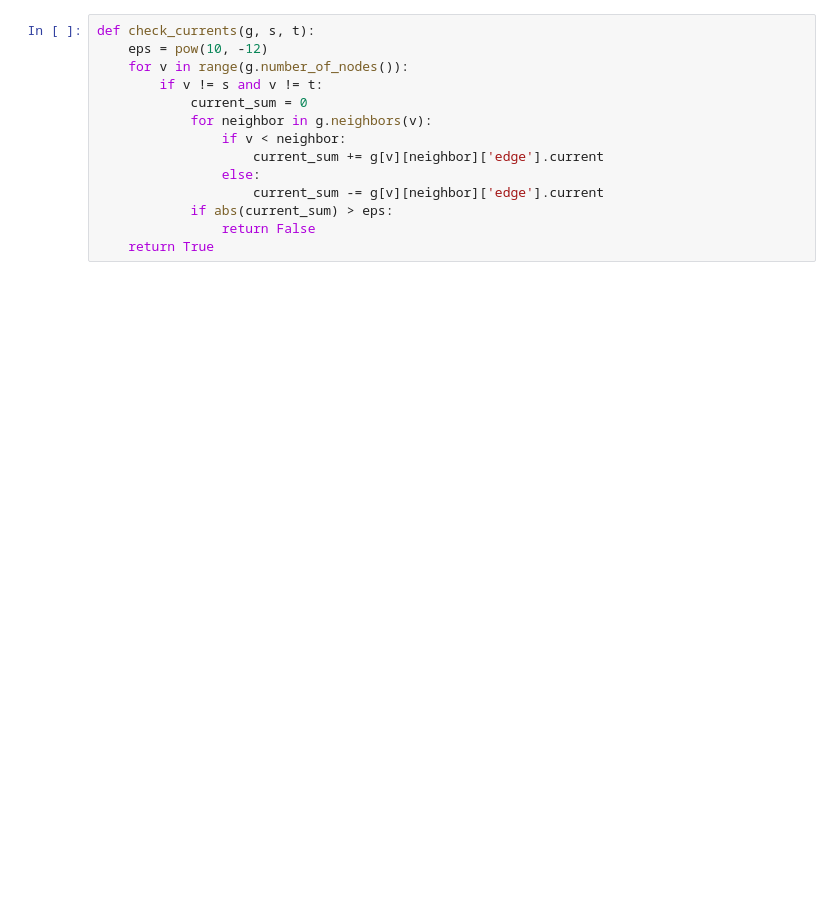
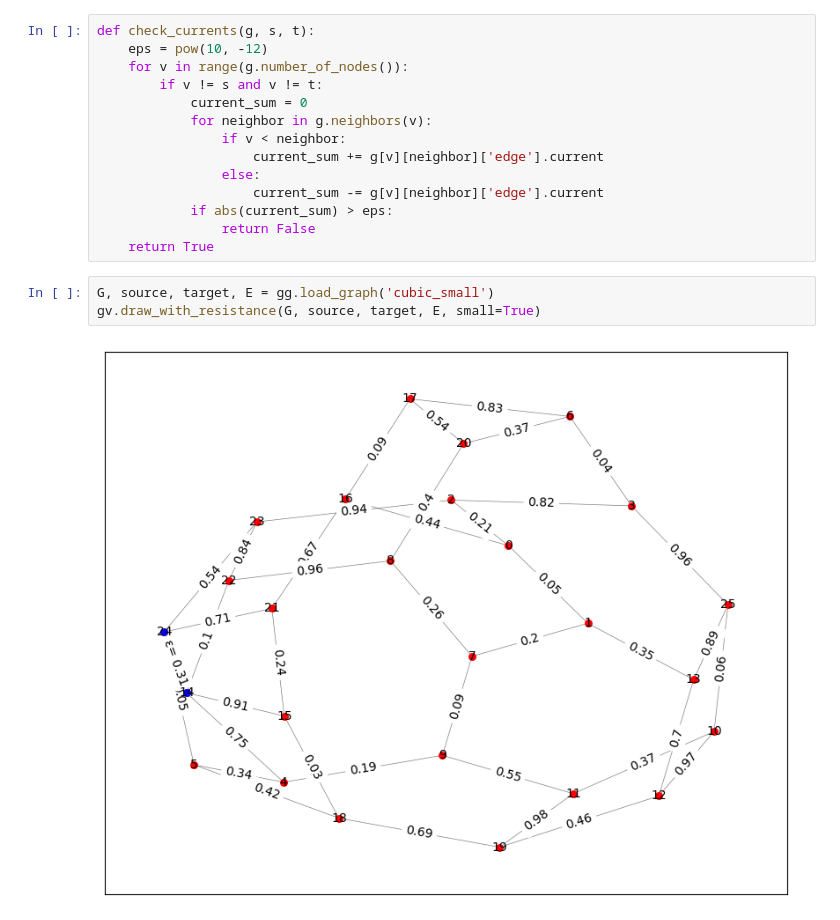
Before and after one commit to michal200292/Numericke-metody, a Jupyter notebook: lab2/zad3.ipynb, the cells around one changed output. Saved outputs shown, nothing was run; the diff lists cells and outputs as text; blank space fills up the shorter version.

```diff
--- a/lab2/zad3.ipynb
+++ b/lab2/zad3.ipynb
@@ -91,3 +110,8 @@ def check_currents(g, s, t):
             if abs(current_sum) > eps:
                 return False
     return True
+# %%
+G, source, target, E = gg.load_graph('cubic_small')
+gv.draw_with_resistance(G, source, target, E, small=True)
+# %% [output]
+[figure, added]
```
Also changed, not shown: parts of 8 cells of this notebook, 2 other files.
